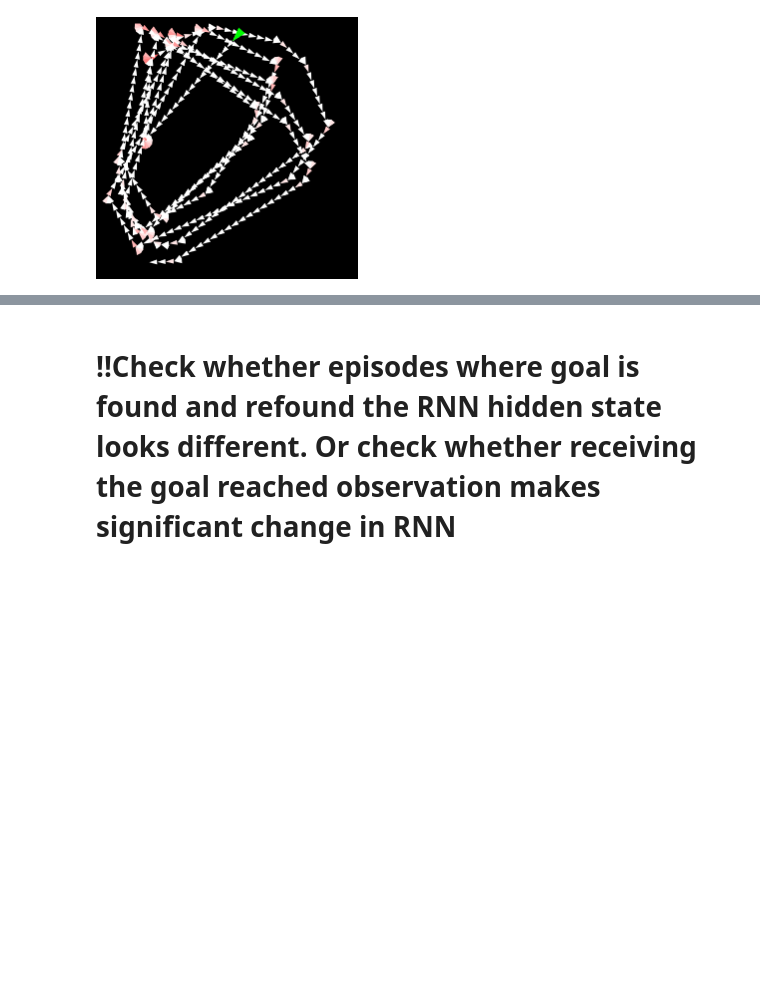
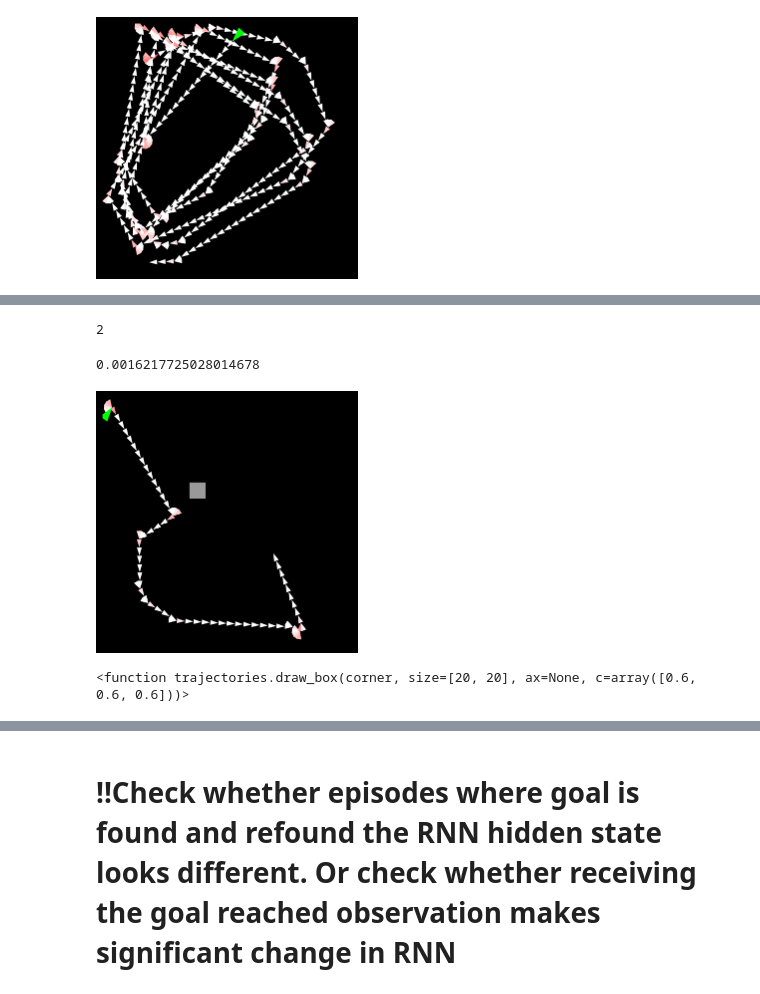
Before and after one commit to liuandrew/ppo_aux, a Jupyter notebook: write_and_test/visualize_behavior.ipynb, the cells around one changed output, grey strips where cells are left out. Drawn from its saved outputs; the diff is of its cells as text; code cells hidden in the pictures; blank space fills up the shorter version.

```diff
--- a/write_and_test/visualize_behavior.ipynb
+++ b/write_and_test/visualize_behavior.ipynb
@@ -286,0 +289,10 @@ draw_trajectory(p, a, rew=r)
+# %%
+env_kwargs = {'obs_set': 3}
+
+# model, obs_rms = torch.load('../saved_models/4wefc_punish/nav_4wefc_ep0.01mult5arg7_t1.pt')
+# model, obs_rms = torch.load('../saved_models/4we_punish/nav_4wallexplore_ep0.02_t2.pt')
+model, obs_rms = torch.load('../saved_models/explorenav_pos/expl_goalpos_punishbonusep0.02_t2.pt')
+
+res = evaluate(model, obs_rms, env_kwargs=env_kwargs, env_name='ExploreNav-v0',
+               num_episodes=10, data_callback=explore_data_callback,
+              verbose=2)
@@ -286,0 +311,30 @@ draw_trajectory(p, a, rew=r)
+# %%
+ep = 0
+rew = res['rewards'][ep]
+pos = res['data']['pos'][ep]
+angle = res['data']['angle'][ep]
+
+split_pos = split_by_rew(pos, rew)
+split_angle = split_by_rew(angle, rew)
+split_rew = split_by_rew(rew, rew)
+print(len(split_pos))
+# %% [output]
+2
+# %%
+i = 1
+fig, ax = pplt.subplots()
+
+p = split_pos[i]
+a = split_angle[i]
+r = split_rew[i]
+print(compute_search_efficiency(p))
+
+draw_trajectory(p, a, rew=r, ax=ax)
+draw_box(res['data']['goal'][ep][0], ax=ax)
+# %% [output]
+0.0016217725028014678
+[figure, added]
+# %%
+draw_box
+# %% [output]
+<function trajectories.draw_box(corner, size=[20, 20], ax=None, c=array([0.6, 0.6, 0.6]))>
```
Also changed, not shown: parts of 7 cells of this notebook, 3 other files.
